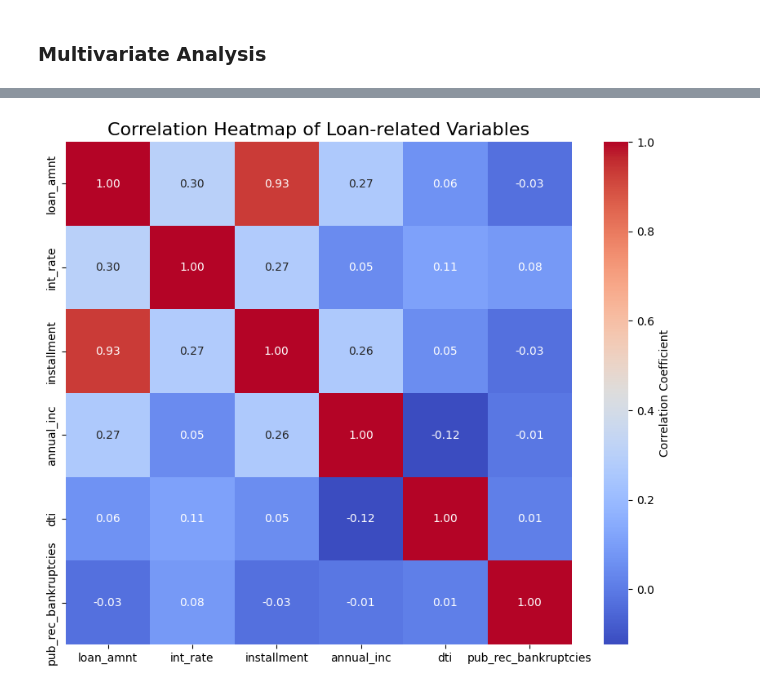
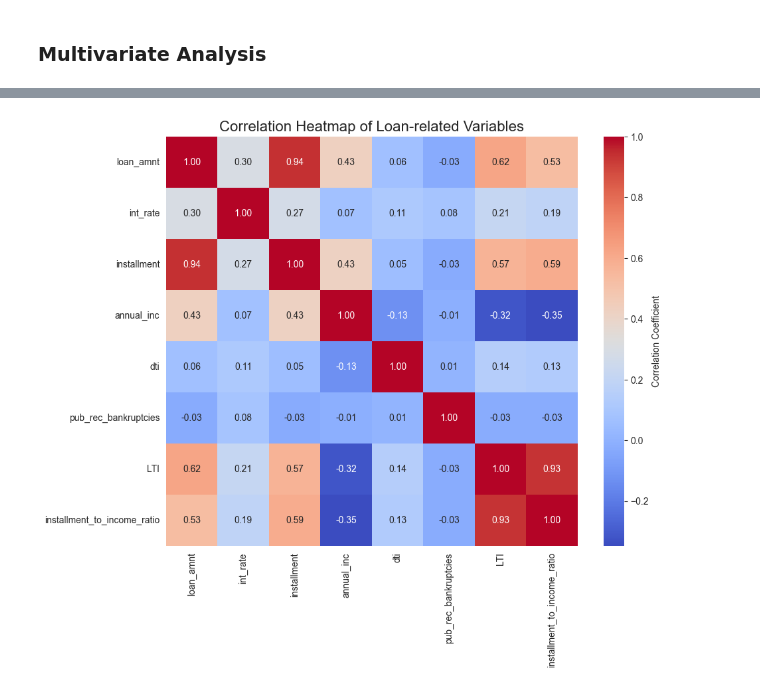
Before and after one commit to muralik31/Lending-Club-Case-Study, a Jupyter notebook: Murali_Krishna_Kondapally.ipynb, the cells around one changed output, grey strips where cells are left out. Cells and saved outputs as stored; diff of their text form; code cells hidden in the pictures.

```diff
--- a/Murali_Krishna_Kondapally.ipynb
+++ b/Murali_Krishna_Kondapally.ipynb
@@ -943,16 +913,16 @@ plt.show()
 # %%
-loan_related_vars = ['loan_amnt', 'int_rate', 'installment', 'annual_inc', 'dti', 'pub_rec_bankruptcies']
+loan_related_vars = ['loan_amnt', 'int_rate', 'installment', 'annual_inc', 'dti', 'pub_rec_bankruptcies', 'LTI', 'installment_to_income_ratio']
 
 df_loan_subset = df_latest[loan_related_vars]
 # Compute the correlation matrix
 correlation_matrix = df_loan_subset.corr()
 
 # Create a heatmap
 plt.figure(figsize=(10, 8))
 sns.heatmap(correlation_matrix, annot=True, cmap='coolwarm', fmt='.2f', cbar_kws={'label': 'Correlation Coefficient'})
 
 # Add titles and labels
 plt.title('Correlation Heatmap of Loan-related Variables', fontsize=16)
 plt.show()
 # %% [output]
-[figure, old version]
+[figure, new version]
```
Also changed, not shown: parts of 15 cells of this notebook.
